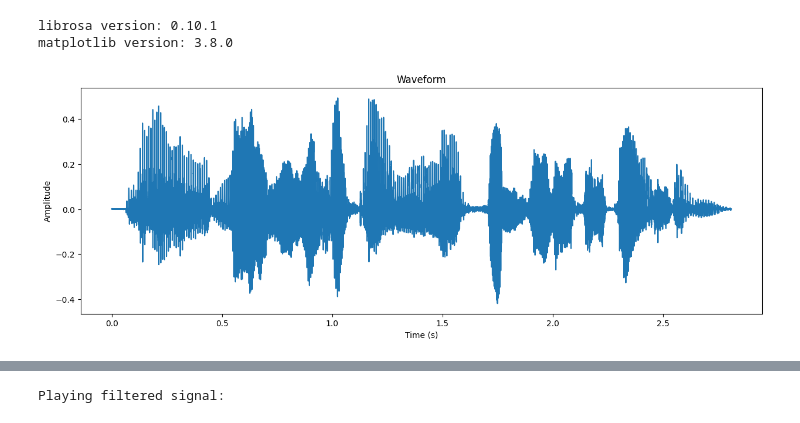
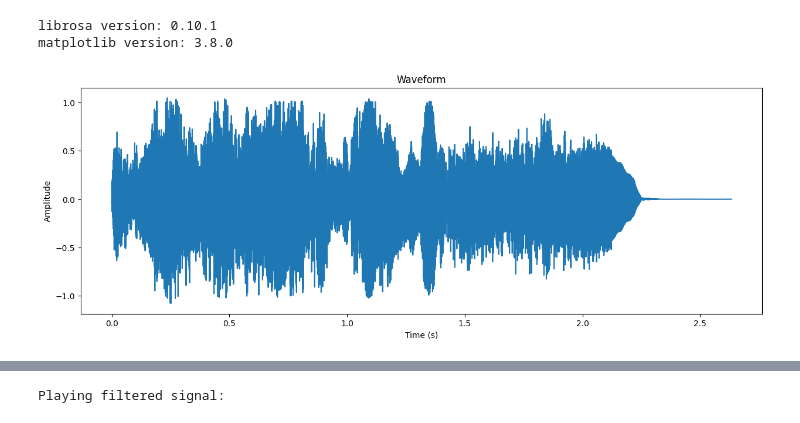
Before and after one commit to AliBadran716/Signal_equilizer, a Jupyter notebook: SoundAnalyzer.ipynb, the cells around one changed output, grey strips where cells are left out. Cells and saved outputs as stored; diff of their text form; code cells hidden in the pictures.

```diff
--- a/SoundAnalyzer.ipynb
+++ b/SoundAnalyzer.ipynb
@@ -10,24 +10,24 @@ matplotlib version: 3.8.0
 # %%
 import librosa
 import matplotlib.pyplot as plt
 import numpy as np
 
 # Load the audio file
-audio_path = "ragel-beytkalem.wav"
+audio_path = "animal_mix.wav"
 y, sr = librosa.load(audio_path)
 
 # Generate time values for the x-axis
 time = np.arange(0, len(y)) / sr
 
 # Plot the waveform
 plt.figure(figsize=(15, 5))
 plt.plot(time, y)
 plt.title('Waveform')
 plt.xlabel('Time (s)')
 plt.ylabel('Amplitude')
 plt.show()
 # %% [output]
-[figure, old version]
+[figure, new version]
 # %%
 import librosa
 import librosa.display
```
Also changed, not shown: parts of 5 cells of this notebook, 2 other files.
